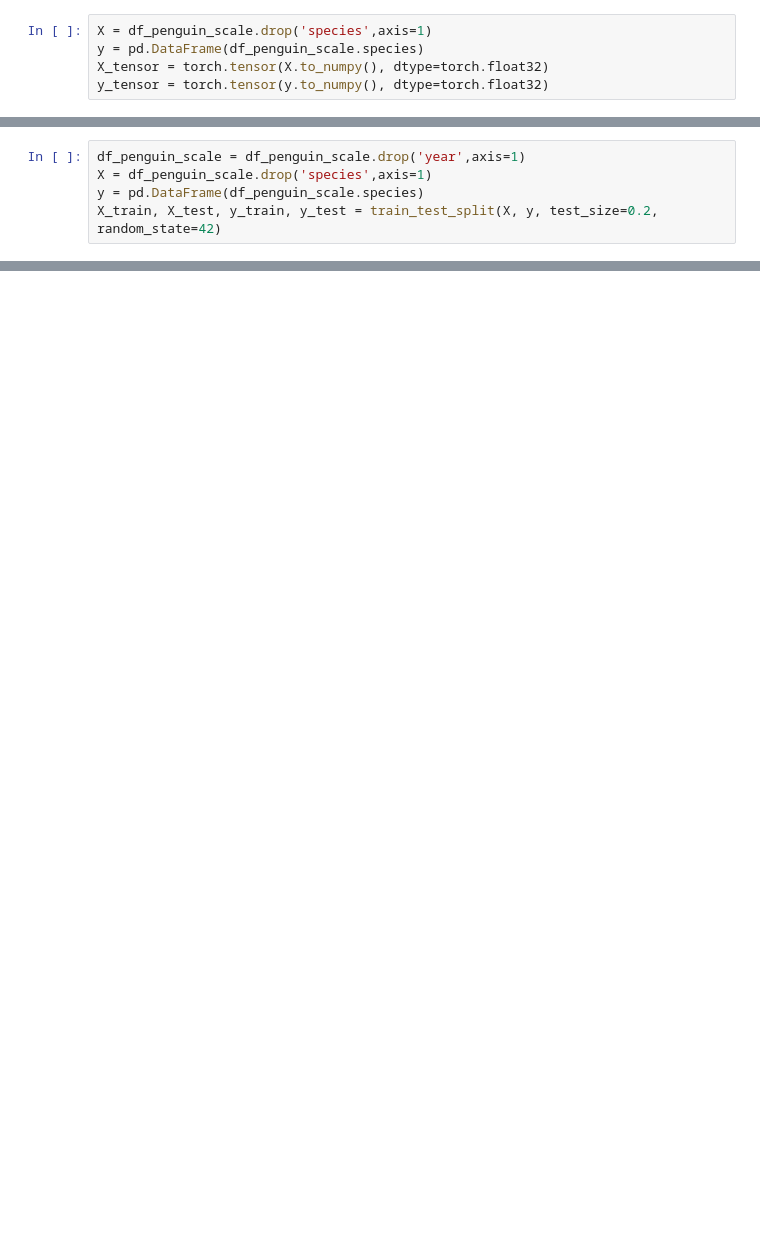
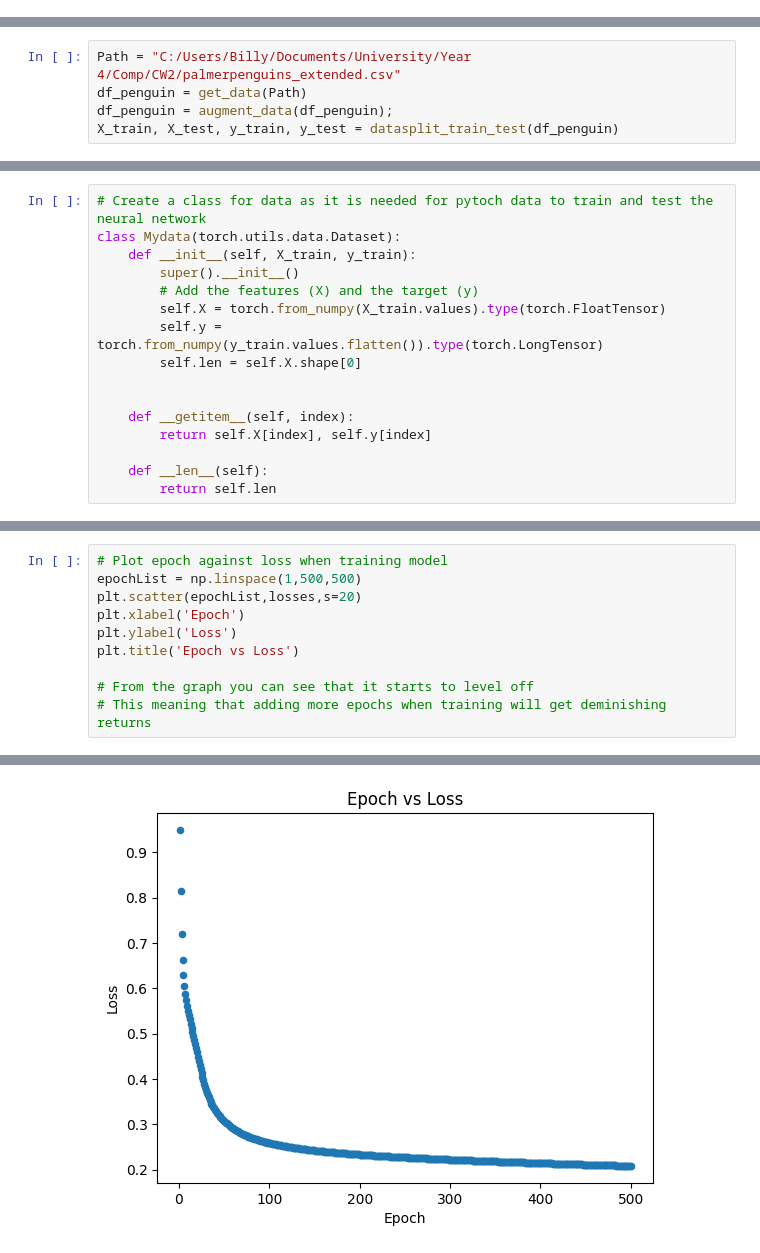
Before and after one commit to UP2112807/COURSEWORK-2-DATA-SCIENCE-PROJECT, a Jupyter notebook: py/Q2_folder/Q2.ipynb, the cells around one changed output, grey strips where cells are left out. Drawn from its saved outputs; the diff is of its cells as text; blank space fills up the shorter version.

```diff
--- a/py/Q2_folder/Q2.ipynb
+++ b/py/Q2_folder/Q2.ipynb
@@ -60,5 +0,0 @@ df_penguin.drop('year',axis=1)
-# %%
-X = df_penguin_scale.drop('species',axis=1)
-y = pd.DataFrame(df_penguin_scale.species)
-X_tensor = torch.tensor(X.to_numpy(), dtype=torch.float32)
-y_tensor = torch.tensor(y.to_numpy(), dtype=torch.float32)
@@ -279,5 +0,0 @@ class Mydata(torch.utils.data.Dataset):
-# %%
-df_penguin_scale = df_penguin_scale.drop('year',axis=1)
-X = df_penguin_scale.drop('species',axis=1)
-y = pd.DataFrame(df_penguin_scale.species)
-X_train, X_test, y_train, y_test = train_test_split(X, y, test_size=0.2, random_state=42)
@@ -355,0 +35,5 @@ IndexError: invalid index of a 0-dim tensor. Use `tensor.item()` in Python or `t
+# %%
+Path = "C:/Users/Billy/Documents/University/Year 4/Comp/CW2/palmerpenguins_extended.csv"
+df_penguin = get_data(Path)
+df_penguin = augment_data(df_penguin);
+X_train, X_test, y_train, y_test = datasplit_train_test(df_penguin)
@@ -355,0 +42,16 @@ IndexError: invalid index of a 0-dim tensor. Use `tensor.item()` in Python or `t
+# %%
+# Create a class for data as it is needed for pytoch data to train and test the neural network
+class Mydata(torch.utils.data.Dataset):
+    def __init__(self, X_train, y_train):
+        super().__init__()
+        # Add the features (X) and the target (y)
+        self.X = torch.from_numpy(X_train.values).type(torch.FloatTensor)
+        self.y = torch.from_numpy(y_train.values.flatten()).type(torch.LongTensor)
+        self.len = self.X.shape[0]
+
+
+    def __getitem__(self, index):
+        return self.X[index], self.y[index]
+
+    def __len__(self):
+        return self.len
@@ -355,0 +155,11 @@ IndexError: invalid index of a 0-dim tensor. Use `tensor.item()` in Python or `t
+# %%
+# Plot epoch against loss when training model
+epochList = np.linspace(1,500,500)
+plt.scatter(epochList,losses,s=20)
+plt.xlabel('Epoch')
+plt.ylabel('Loss')
+plt.title('Epoch vs Loss')
+
+# From the graph you can see that it starts to level off
+# This meaning that adding more epochs when training will get deminishing returns
+# %% [output]
@@ -355,0 +167 @@ IndexError: invalid index of a 0-dim tensor. Use `tensor.item()` in Python or `t
+[figure, added]
```
Also changed, not shown: parts of 45 cells of this notebook.
